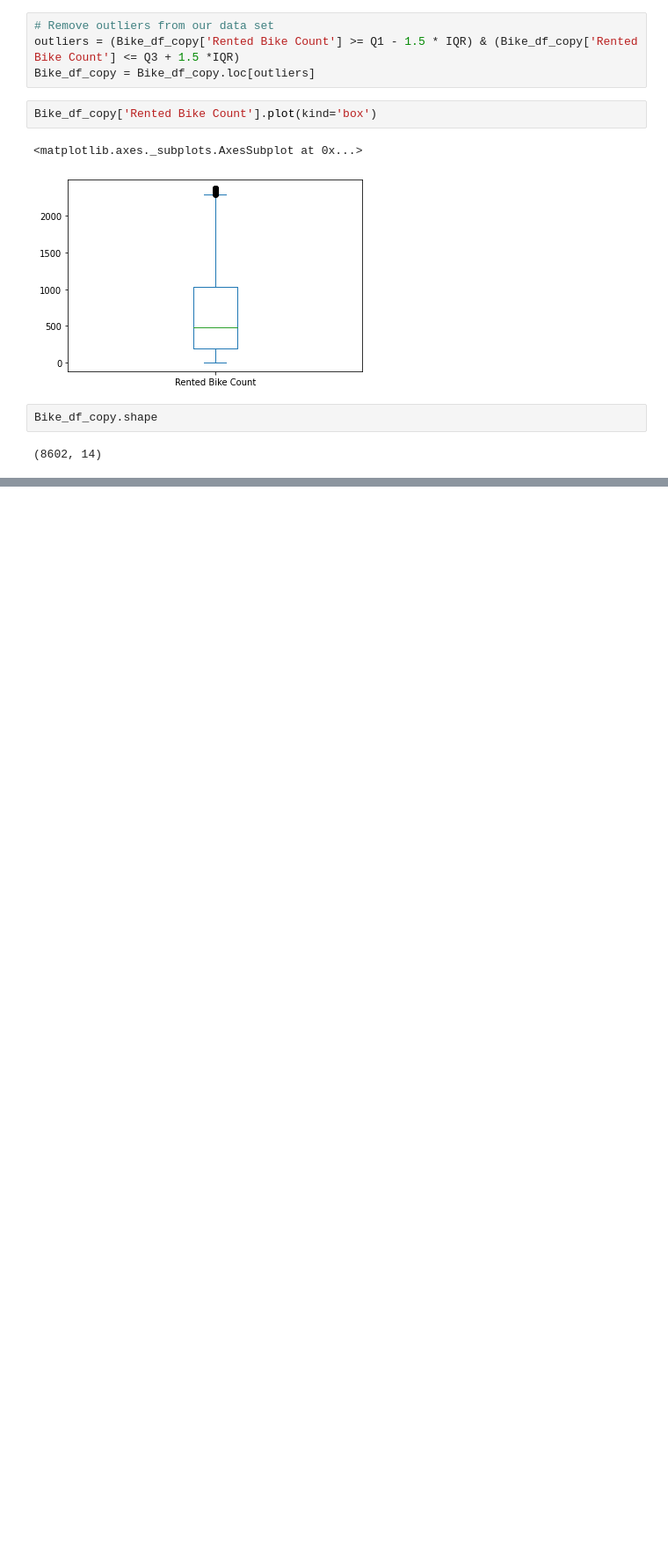
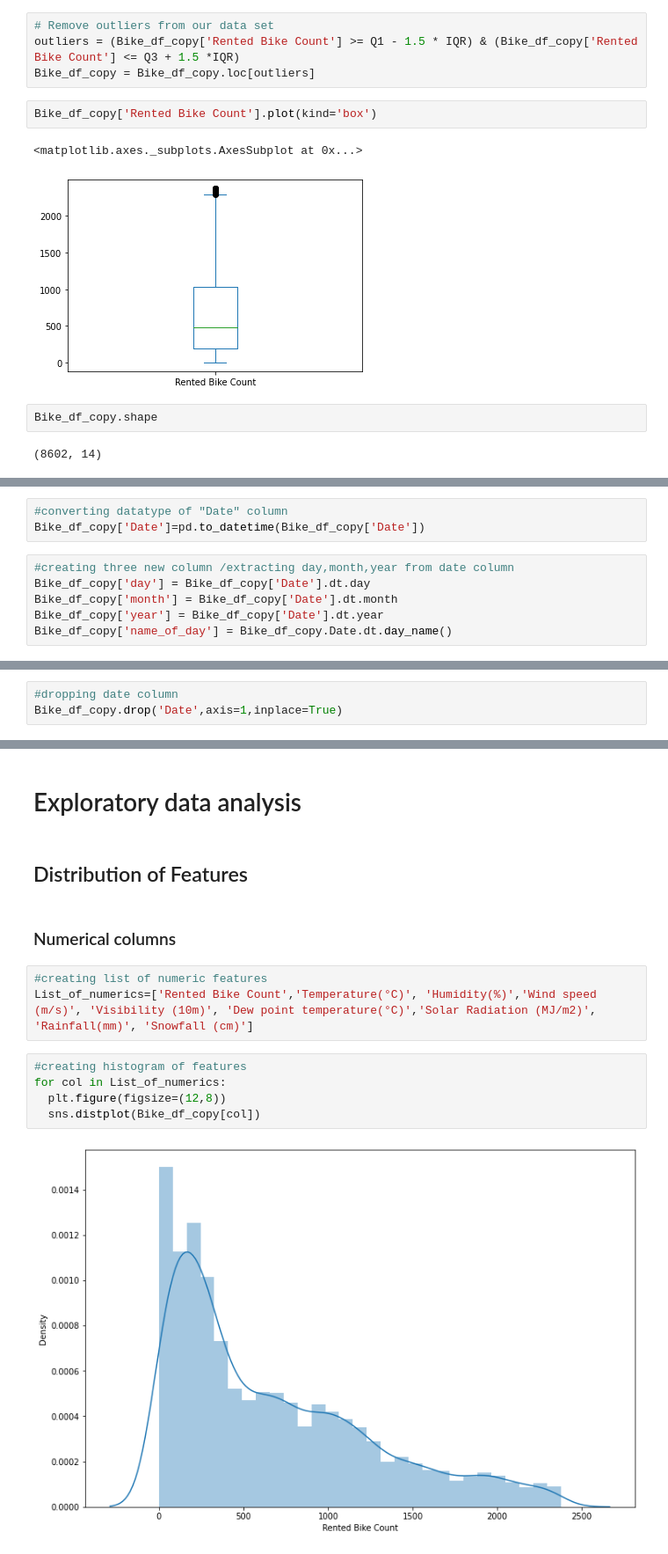
Before and after one commit to rohit-1026/Bike-Sharing-Demand-Prediction, a Jupyter notebook: Bike_Sharing_Demand_Prediction_Capstone_Project.ipynb, the cells around one changed output, grey strips where cells are left out. Shown at 88% size. Saved outputs shown, nothing was run; the diff lists cells and outputs as text; blank space fills up the shorter version.

```diff
--- a/Bike_Sharing_Demand_Prediction_Capstone_Project.ipynb
+++ b/Bike_Sharing_Demand_Prediction_Capstone_Project.ipynb
@@ -269,0 +272,9 @@ Bike_df_copy.shape
+# %%
+#converting datatype of "Date" column
+Bike_df_copy['Date']=pd.to_datetime(Bike_df_copy['Date'])
+# %%
+#creating three new column /extracting day,month,year from date column
+Bike_df_copy['day'] = Bike_df_copy['Date'].dt.day
+Bike_df_copy['month'] = Bike_df_copy['Date'].dt.month
+Bike_df_copy['year'] = Bike_df_copy['Date'].dt.year
+Bike_df_copy['name_of_day'] = Bike_df_copy.Date.dt.day_name()
@@ -269,0 +290,3 @@ Bike_df_copy.shape
+# %%
+#dropping date column
+Bike_df_copy.drop('Date',axis=1,inplace=True)
@@ -269,0 +312,16 @@ Bike_df_copy.shape
+# %% [markdown]
+# Exploratory data analysis
+# %% [markdown]
+## Distribution of Features
+# %% [markdown]
+### Numerical columns
+# %%
+#creating list of numeric features
+List_of_numerics=['Rented Bike Count','Temperature(°C)', 'Humidity(%)','Wind speed (m/s)', 'Visibility (10m)', 'Dew point temperature(°C)','Solar Radiation (MJ/m2)', 'Rainfall(mm)', 'Snowfall (cm)']
+# %%
+#creating histogram of features
+for col in List_of_numerics:
+  plt.figure(figsize=(12,8))
+  sns.distplot(Bike_df_copy[col])
+# %% [output]
+[figure, added]
```
Also changed, not shown: parts of 23 cells of this notebook.
